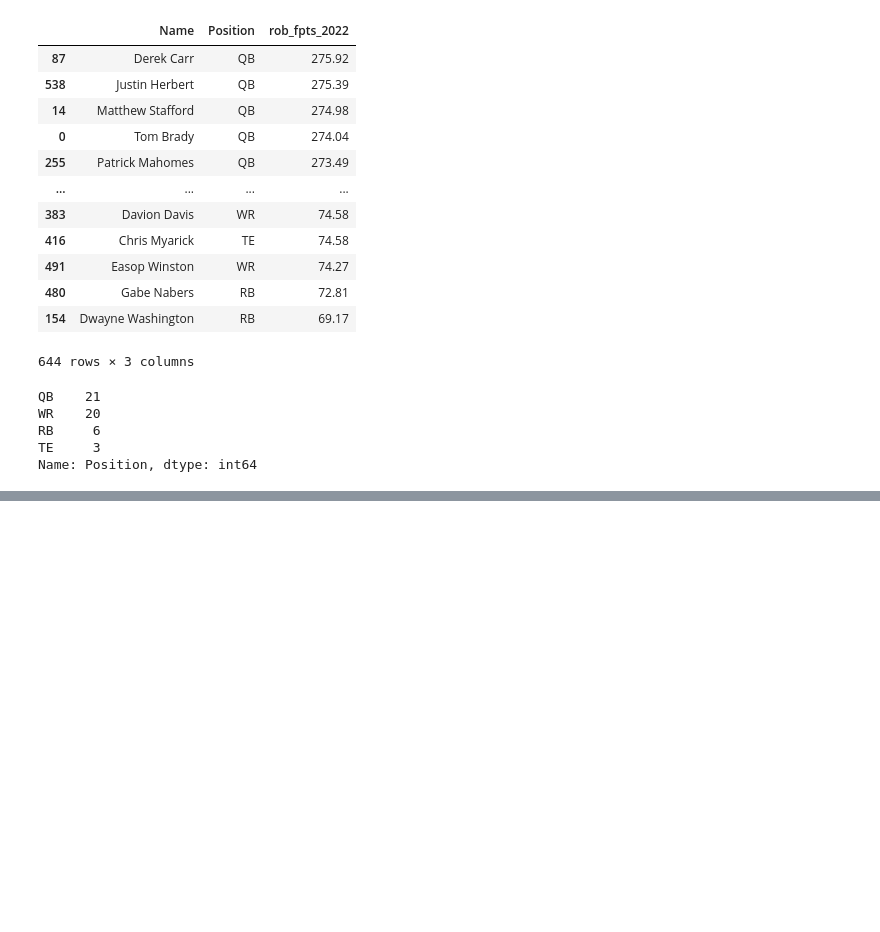
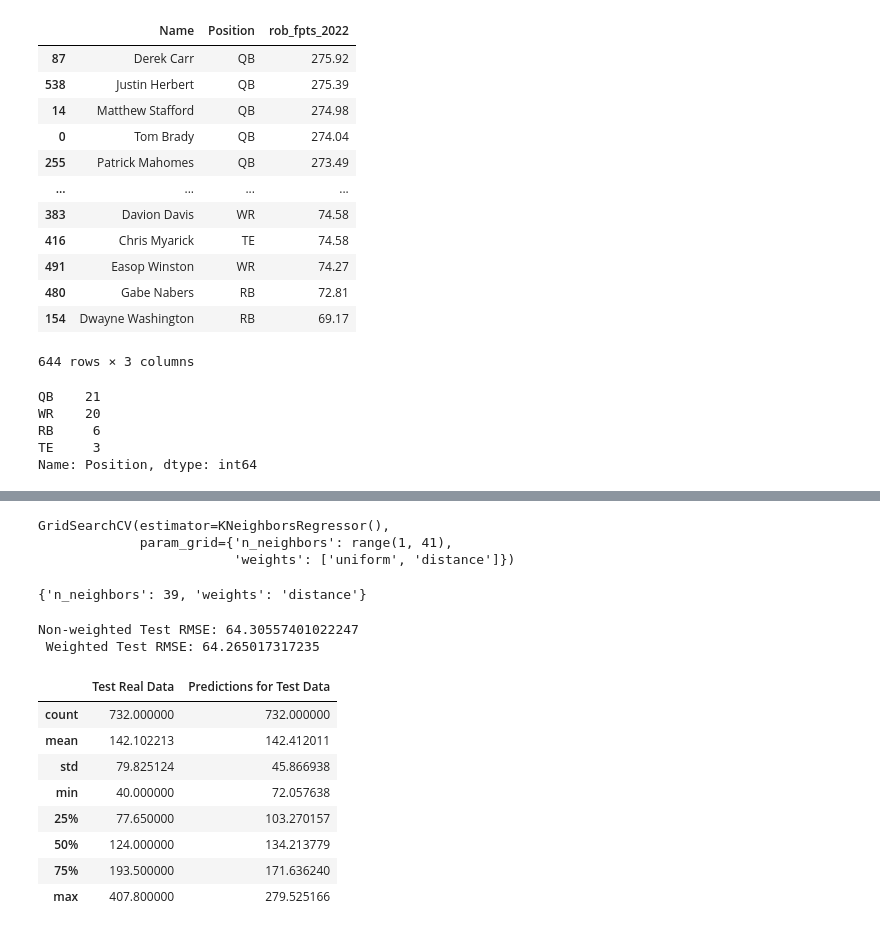
Before and after one commit to robertburry/Open-Sports-Data-NFL, a Jupyter notebook: Scripts/Testing Model Stuff/KNN_Fpts_modelling.ipynb, the cells around one changed output, grey strips where cells are left out. Cells and saved outputs as stored; diff of their text form; code cells hidden in the pictures; blank space fills up the shorter version.

```diff
--- a/Scripts/Testing Model Stuff/KNN_Fpts_modelling.ipynb
+++ b/Scripts/Testing Model Stuff/KNN_Fpts_modelling.ipynb
@@ -335,0 +232,34 @@ cnx.close()
+# %%
+weighted_gridsearch = GridSearchCV(KNeighborsRegressor(), parameters)
+weighted_gridsearch.fit(X_train, y_train)
+# %% [output]
+GridSearchCV(estimator=KNeighborsRegressor(),
+             param_grid={'n_neighbors': range(1, 41),
+                         'weights': ['uniform', 'distance']})
+# %%
+weighted_gridsearch.best_params_
+# %% [output]
+{'n_neighbors': 39, 'weights': 'distance'}
+# %%
+test_preds_grid_weighted = weighted_gridsearch.predict(X_test)
+weighted_test_mse = mean_squared_error(y_test, test_preds_grid_weighted)
+weighted_test_rmse = np.sqrt(weighted_test_mse)
+print(f'Non-weighted Test RMSE: {test_rmse}\n Weighted Test RMSE: {weighted_test_rmse}')
+# %% [output]
+Non-weighted Test RMSE: 64.30557401022247
+ Weighted Test RMSE: 64.265017317235
+# %%
+weighted_combined = pd.concat([y_test, pd.Series(test_preds_grid_weighted, index=y_test.index)], axis=1)
+weighted_combined.columns = ["Test Real Data", "Predictions for Test Data"]
+# %%
+weighted_combined.describe()
+# %% [output]
+|  | Test Real Data | Predictions for Test Data |
+| count | 732.000000 | 732.000000 |
+| mean | 142.102213 | 142.412011 |
+| std | 79.825124 | 45.866938 |
+| min | 40.000000 | 72.057638 |
+| 25% | 77.650000 | 103.270157 |
+| 50% | 124.000000 | 134.213779 |
+| 75% | 193.500000 | 171.636240 |
+| max | 407.800000 | 279.525166 |
```
Also changed, not shown: parts of 49 cells of this notebook, 5 other files.
